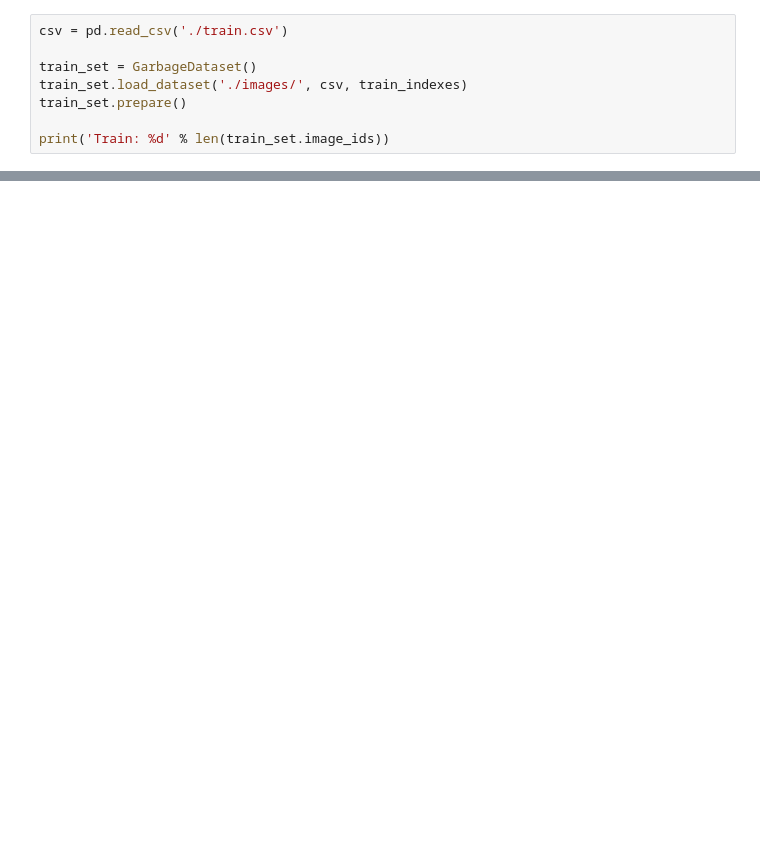
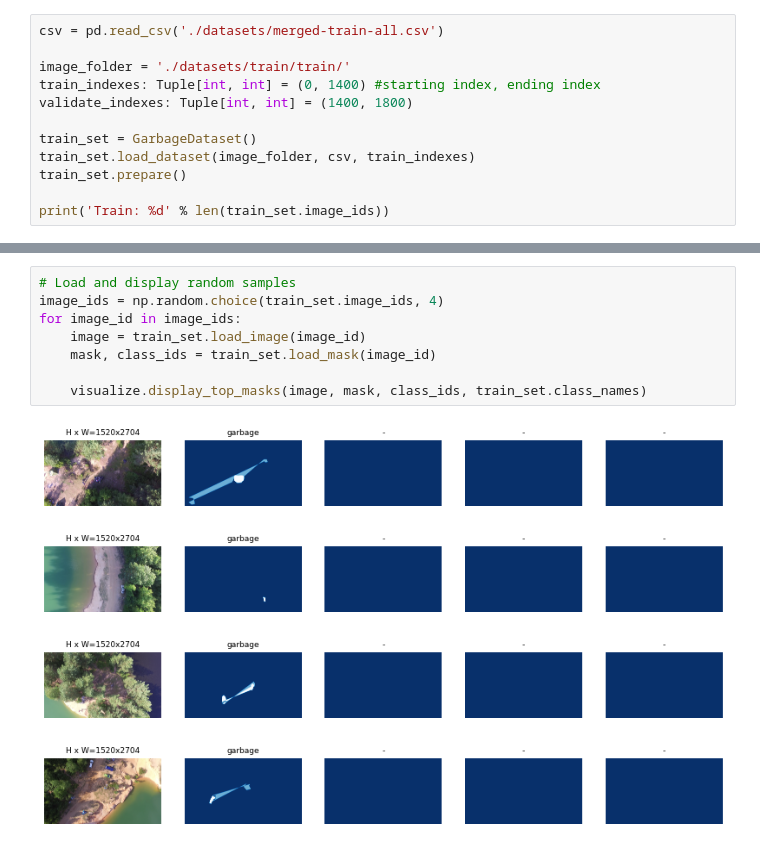
Before and after one commit to MilaMilaMilaMila/Red_scull-ML-Hackaton, a Jupyter notebook: training.ipynb, the cells around one changed output, grey strips where cells are left out. Saved outputs shown, nothing was run; the diff lists cells and outputs as text; blank space fills up the shorter version.

```diff
--- a/training.ipynb
+++ b/training.ipynb
@@ -82,8 +152,12 @@ class GarbageDataset(utils.Dataset):
 # %%
-csv = pd.read_csv('./train.csv')
+csv = pd.read_csv('./datasets/merged-train-all.csv')
+
+image_folder = './datasets/train/train/'
+train_indexes: Tuple[int, int] = (0, 1400) #starting index, ending index
+validate_indexes: Tuple[int, int] = (1400, 1800)
 
 train_set = GarbageDataset()
-train_set.load_dataset('./images/', csv, train_indexes)
+train_set.load_dataset(image_folder, csv, train_indexes)
 train_set.prepare()
 
 print('Train: %d' % len(train_set.image_ids))
@@ -92,0 +206,13 @@ True
+# %%
+# Load and display random samples
+image_ids = np.random.choice(train_set.image_ids, 4)
+for image_id in image_ids:
+    image = train_set.load_image(image_id)
+    mask, class_ids = train_set.load_mask(image_id)
+
+    visualize.display_top_masks(image, mask, class_ids, train_set.class_names)
+# %% [output]
+[figure, added]
+[figure, added]
+[figure, added]
+[figure, added]
```
Also changed, not shown: parts of 15 cells of this notebook, 2 other files.
